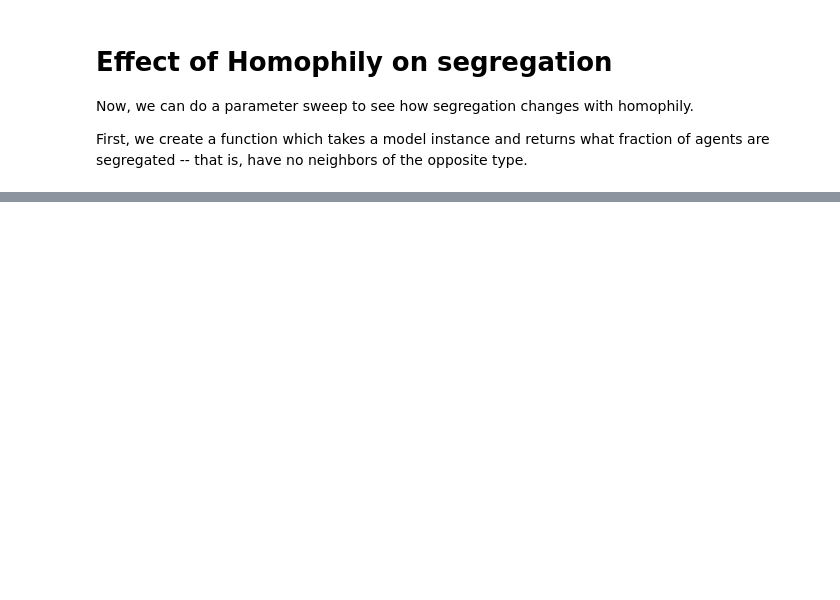
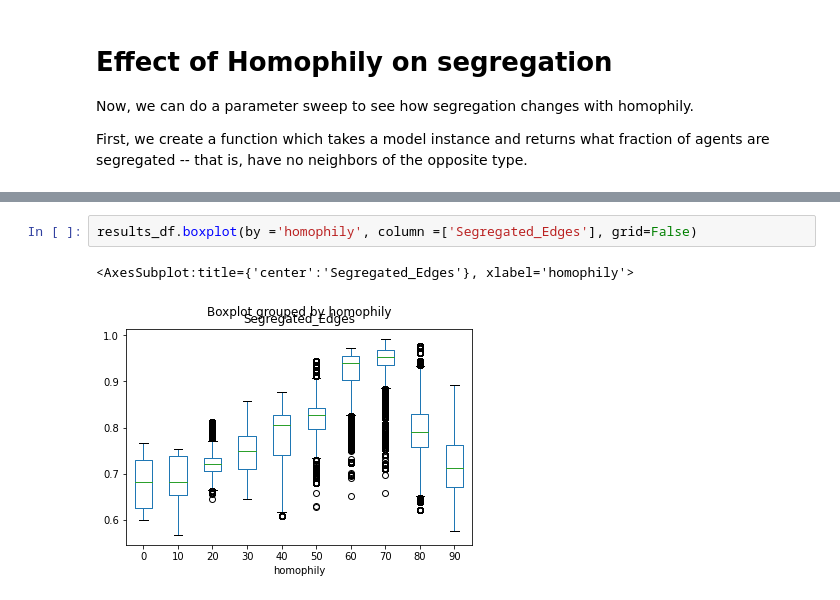
Before and after one commit to dgarcia-eu/ComputationalModellingSocialSystems-Solutions, a Jupyter notebook: Exercise_01/schelling-example-complete.ipynb, the cells around one changed output, grey strips where cells are left out. Drawn from its saved outputs; the diff is of its cells as text; blank space fills up the shorter version.

```diff
--- a/Exercise_01/schelling-example-complete.ipynb
+++ b/Exercise_01/schelling-example-complete.ipynb
@@ -248,0 +260,5 @@ results_df.boxplot(by ='homophily', column =['Segregated_Agents'], grid=False)
+# %%
+results_df.boxplot(by ='homophily', column =['Segregated_Edges'], grid=False)
+# %% [output]
+<AxesSubplot:title={'center':'Segregated_Edges'}, xlabel='homophily'>
+[figure, added]
```
Also changed, not shown: parts of 12 cells of this notebook.
